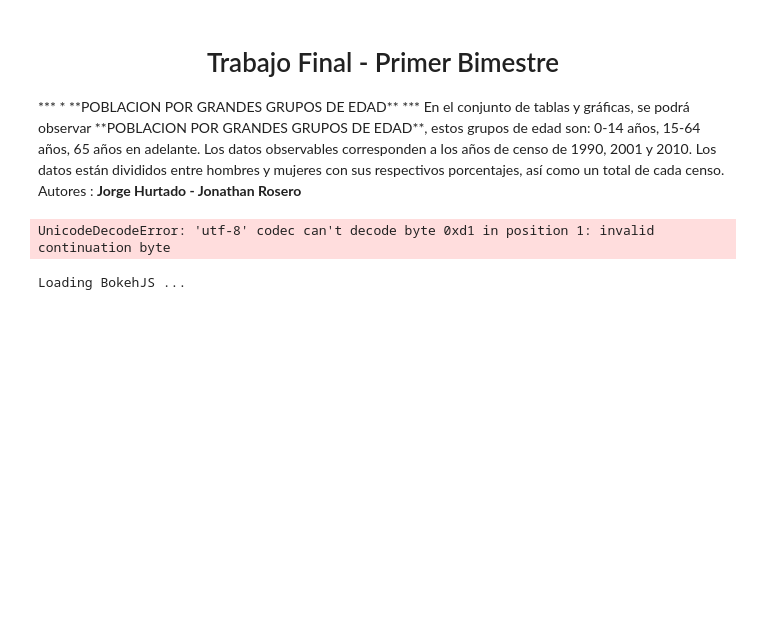
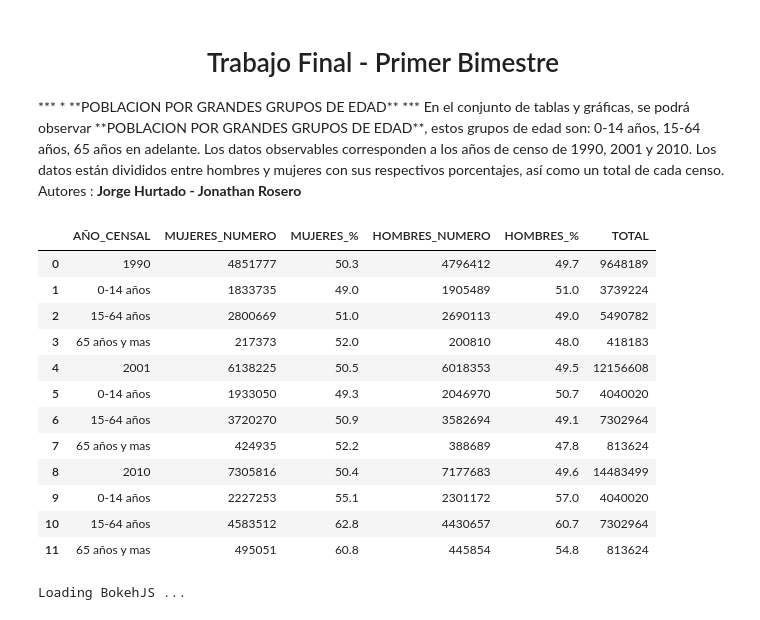
Before and after one commit to programacion-taw-utpl-001/trabajo-final-primer-bimestre-final-003, a Jupyter notebook: POBLACION_POR_GRANDES_GRUPOS_DE_EDAD.ipynb, the cells around one changed output. Cells and saved outputs as stored; diff of their text form; code cells hidden in the pictures; blank space fills up the shorter version.

```diff
--- a/POBLACION_POR_GRANDES_GRUPOS_DE_EDAD.ipynb
+++ b/POBLACION_POR_GRANDES_GRUPOS_DE_EDAD.ipynb
@@ -8,7 +8,21 @@ En el conjunto de tablas y gráficas, se podrá observar **POBLACION POR GRANDES
 Autores : **Jorge Hurtado - Jonathan Rosero**
 # %%
 import pandas as pd
+# %%
+pd.read_csv('./data/POBLACION_POR_GRANDES_GRUPOS_DE_EDAD.csv', encoding='latin-1') # se agrega el encoding='latin-1' para que se permita agregar datos con la ñ
+# %% [output]
+|  | AÑO_CENSAL | MUJERES_NUMERO | MUJERES_% | HOMBRES_NUMERO | HOMBRES_% | TOTAL |
+| 0 | 1990 | 4851777 | 50.3 | 4796412 | 49.7 | 9648189 |
+| 1 | 0-14 años | 1833735 | 49.0 | 1905489 | 51.0 | 3739224 |
+| 2 | 15-64 años | 2800669 | 51.0 | 2690113 | 49.0 | 5490782 |
+| 3 | 65 años y mas | 217373 | 52.0 | 200810 | 48.0 | 418183 |
+| 4 | 2001 | 6138225 | 50.5 | 6018353 | 49.5 | 12156608 |
+| 5 | 0-14 años | 1933050 | 49.3 | 2046970 | 50.7 | 4040020 |
+| 6 | 15-64 años | 3720270 | 50.9 | 3582694 | 49.1 | 7302964 |
+| 7 | 65 años y mas | 424935 | 52.2 | 388689 | 47.8 | 813624 |
+| 8 | 2010 | 7305816 | 50.4 | 7177683 | 49.6 | 14483499 |
+| 9 | 0-14 años | 2227253 | 55.1 | 2301172 | 57.0 | 4040020 |
+| 10 | 15-64 años | 4583512 | 62.8 | 4430657 | 60.7 | 7302964 |
+| 11 | 65 años y mas | 495051 | 60.8 | 445854 | 54.8 | 813624 |
 # %%
-pd.read_csv('./data/POBLACION_POR_GRANDES_GRUPOS_DE_EDAD.csv')
+tabla = pd.read_csv('./data/POBLACION_POR_GRANDES_GRUPOS_DE_EDAD.csv', encoding='latin-1')
-# %% [output]
-UnicodeDecodeError: 'utf-8' codec can't decode byte 0xd1 in position 1: invalid continuation byte
```
Also changed, not shown: parts of 5 cells of this notebook, 2 other files.
